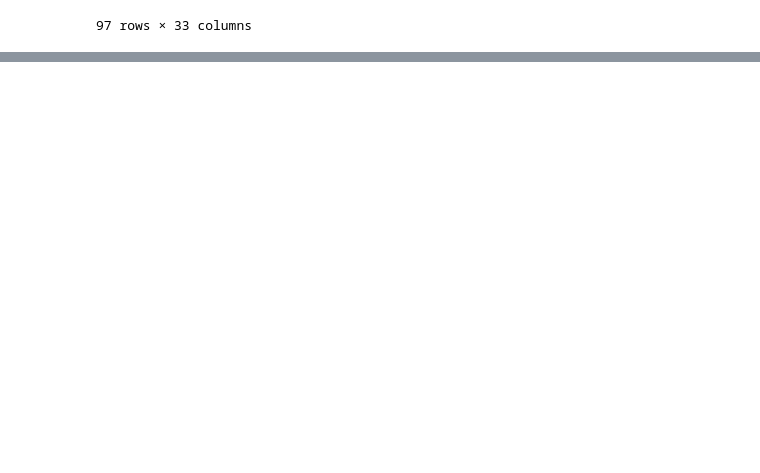
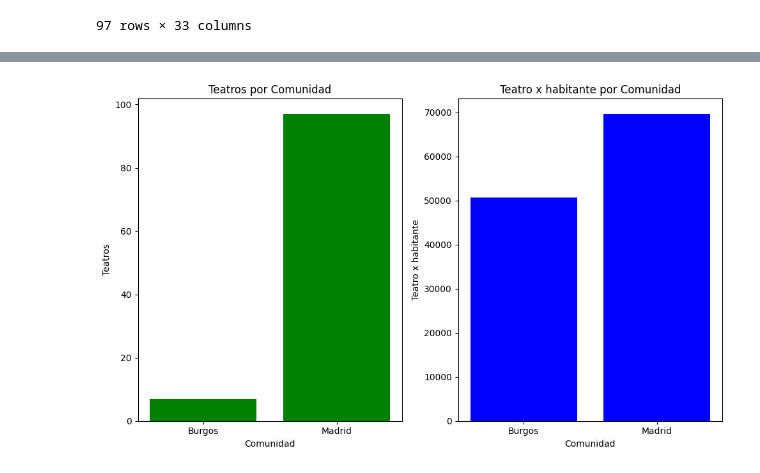
Before and after one commit to miguelrm81/EDA, a Jupyter notebook: donde_teletrabajar/src/notebooks/teatro.ipynb, the cells around one changed output, grey strips where cells are left out. Drawn from its saved outputs; the diff is of its cells as text; code cells hidden in the pictures; blank space fills up the shorter version.

```diff
--- a/donde_teletrabajar/src/notebooks/teatro.ipynb
+++ b/donde_teletrabajar/src/notebooks/teatro.ipynb
@@ -41,7 +42,7 @@ diccionario = { 'Comunidad' : ['Burgos' , 'Madrid'],
 # %%
 df_3 = pd.DataFrame(diccionario)
 # %%
-df_3['Teatro x habitante'] = df_3['Poblacion'] / df_3['Teatros']
+df_3['Teatro x habitante'] = (df_3['Poblacion'] / df_3['Teatros']).round(2)
 # %%
 df_3['Puntuacion Teatro'] = [19, 1]
 # %%
@@ -54,0 +56,19 @@ df_3.to_csv("puntuacion_teatro.csv", index=False)
+# %%
+fig, axes = plt.subplots(1, 2, figsize=(10, 6))
+
+# Gráfica para "Teatros"
+axes[0].bar(df_3['Comunidad'], df_3['Teatros'], color='green')
+axes[0].set_title('Teatros por Comunidad')
+axes[0].set_xlabel('Comunidad')
+axes[0].set_ylabel('Teatros')
+
+# Gráfica para "Teatro x habitante"
+axes[1].bar(df_3['Comunidad'], df_3['Teatro x habitante'], color='blue')
+axes[1].set_title('Teatro x habitante por Comunidad')
+axes[1].set_xlabel('Comunidad')
+axes[1].set_ylabel('Teatro x habitante')
+#plt.savefig('../img/teatros_comunidad.jpg', bbox_inches='tight')
+plt.tight_layout()
+plt.show()
+# %% [output]
+[figure, added]
```
Also changed, not shown: parts of 5 cells of this notebook, 2 other files.
